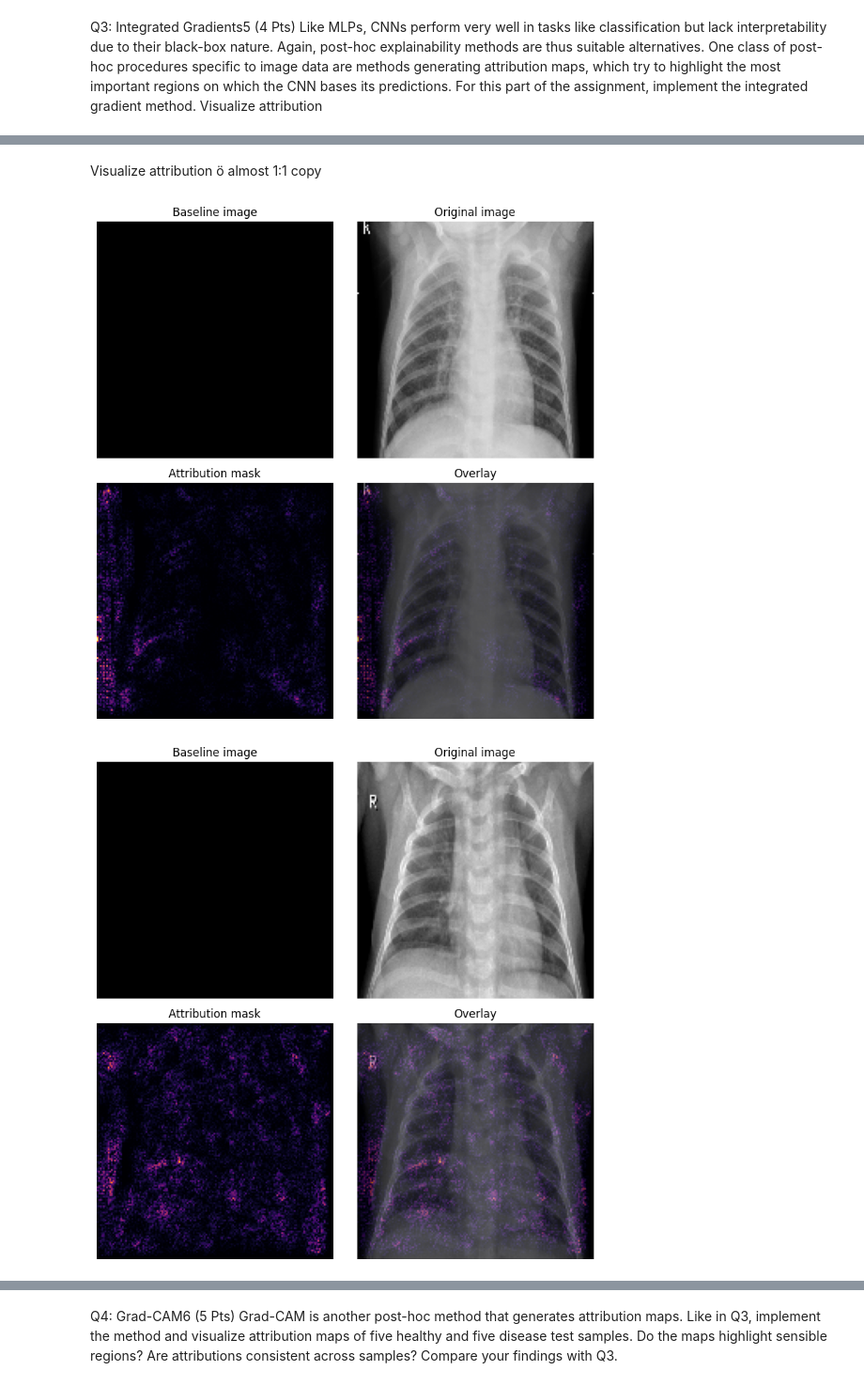
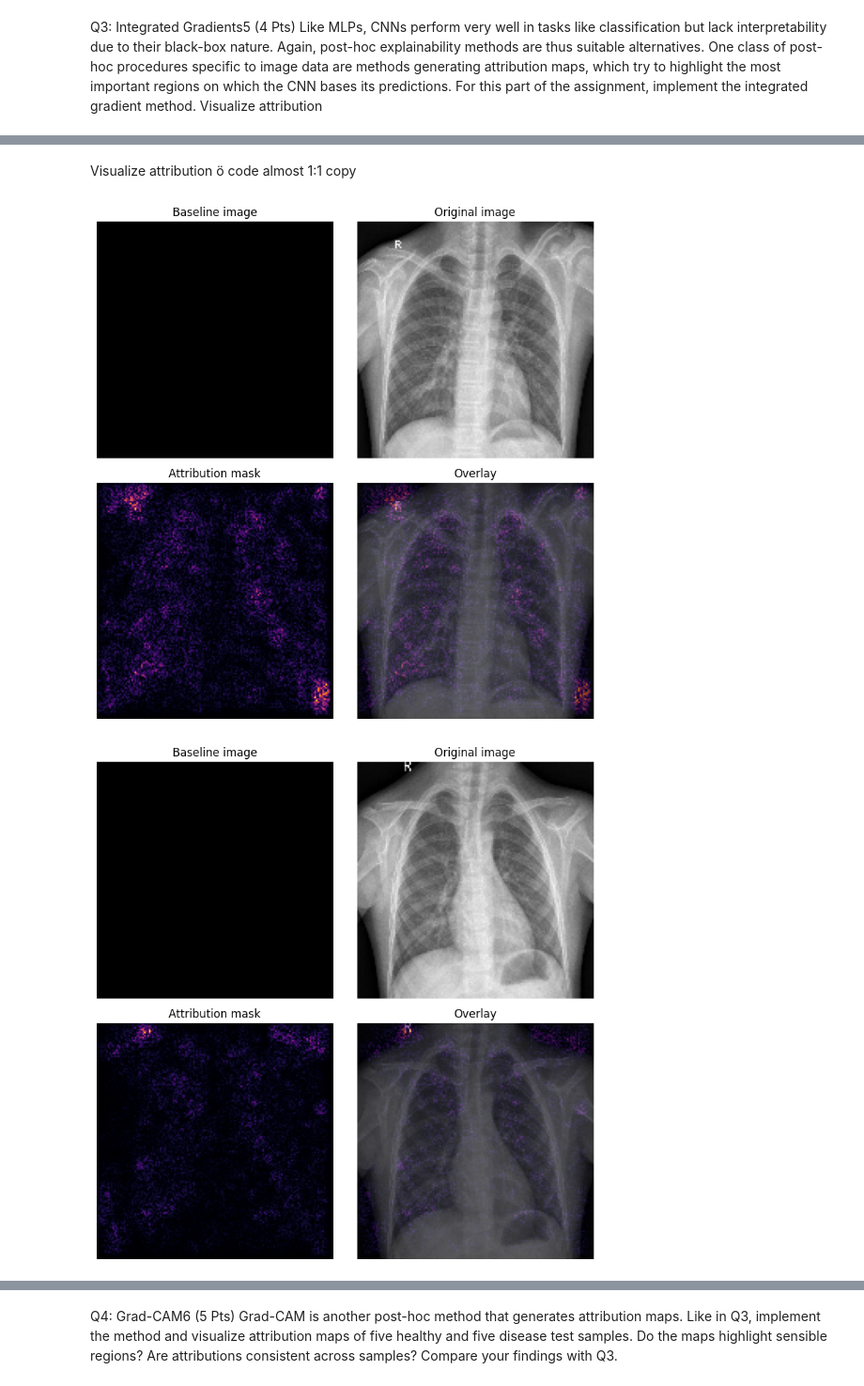
Before and after one commit to impossibleobject/23fs_mlhc_p1, a Jupyter notebook: part2.ipynb, the cells around one changed output, grey strips where cells are left out. Shown at 94% size. Cells and saved outputs as stored; diff of their text form; code cells hidden in the pictures.

```diff
--- a/part2.ipynb
+++ b/part2.ipynb
@@ -35,4 +35,11 @@ from tensorflow.keras.preprocessing.image import ImageDataGenerator
 import keras_tuner as kt
 from tensorflow.keras import metrics
 
+#set seeds for reproducability of random picks
 tf.random.set_seed(1234)
+rand.seed(1234, version=1)
+np.random.seed(1234)
+
+#generates random integer from range that respects seed for determinism unlike numpy and random
+def tf_randint(lower, upper):
+    return tf.random.uniform(shape=(), minval=1, maxval=10, dtype=tf.int32).numpy()
@@ -352,7 +357,7 @@ def integrated_gradients(baseline,
 
 #plt.imshow(baseline)
 # %% [markdown]
-Visualize attribution ö almost 1:1 copy
+Visualize attribution ö code almost 1:1 copy
 # %%
 def plot_img_attributions(baseline,
                           image,
@@ -376,33 +381,33 @@ def plot_img_attributions(baseline,
 
   axs[0, 0].set_title('Baseline image')
   axs[0, 0].imshow(baseline, cmap=background_cmap)
   axs[0, 0].axis('off')
 
   axs[0, 1].set_title('Original image')
   axs[0, 1].imshow(image, cmap=background_cmap)
   axs[0, 1].axis('off')
 
   axs[1, 0].set_title('Attribution mask')
   axs[1, 0].imshow(attribution_mask, cmap=highlight_cmap)
   axs[1, 0].axis('off')
 
   axs[1, 1].set_title('Overlay')
   axs[1, 1].imshow(attribution_mask, cmap=highlight_cmap)
   axs[1, 1].imshow(image, alpha=overlay_alpha, cmap=background_cmap)
   axs[1, 1].axis('off')
 
   plt.tight_layout()
   return fig
 
 
 
 g1 = tf.random.Generator.from_seed(1)
 for _ in range(3):
-  idx = rand.randint(0, Xs["test"].shape[0])
+  idx = tf_randint(0, Xs["test"].shape[0])
   plot_img_attributions(image=Xs["test"][idx],
                             baseline=baseline,
                             target_class_idx=ys["test"][idx],
                             m_steps=240)
 # %% [output]
-[figure, old version]
+[figure, new version]
-[figure, old version]
+[figure, new version]
```
Also changed, not shown: parts of 15 cells of this notebook, 3 other files.
